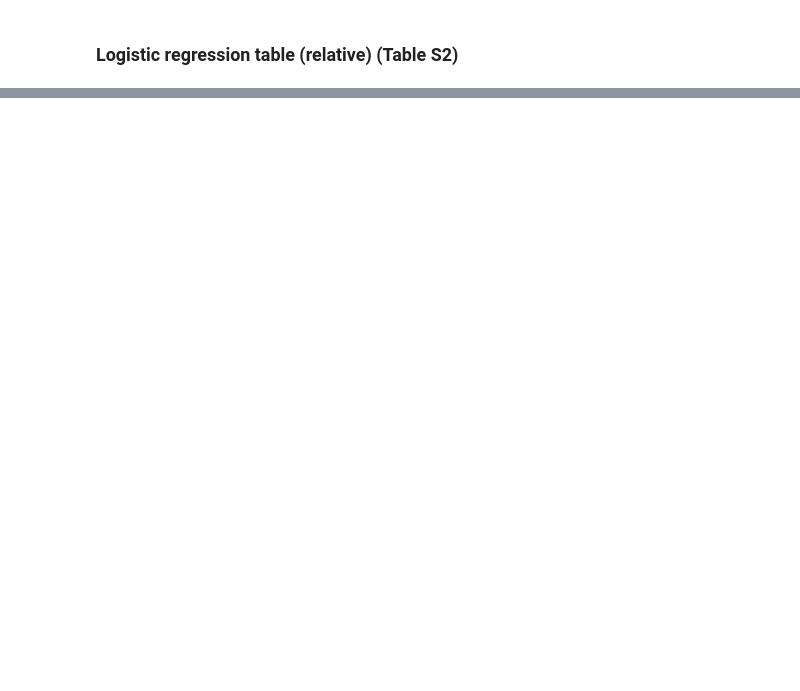
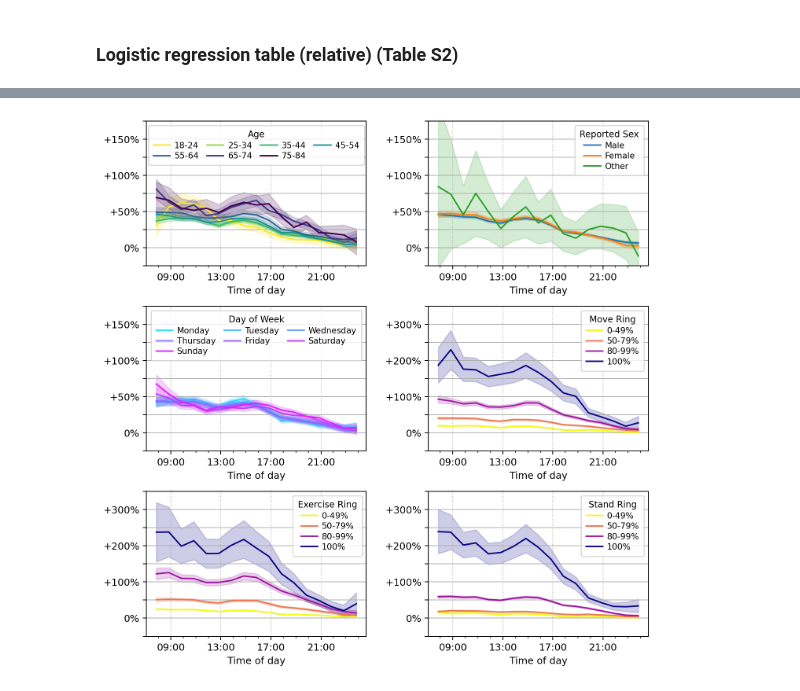
Before and after one commit to ANazaret/apple-standing-rates, a Jupyter notebook: paper-results.ipynb, the cells around one changed output, grey strips where cells are left out. Saved outputs shown, nothing was run; the diff lists cells and outputs as text; code cells hidden in the pictures; blank space fills up the shorter version.

```diff
--- a/paper-results.ipynb
+++ b/paper-results.ipynb
@@ -86,0 +85,4 @@ NameError: name 'make_figure_5' is not defined
+# %%
+make_figure_6()
+# %% [output]
+[figure, added]
```
Also changed, not shown: parts of 6 cells of this notebook, 1 other file.
